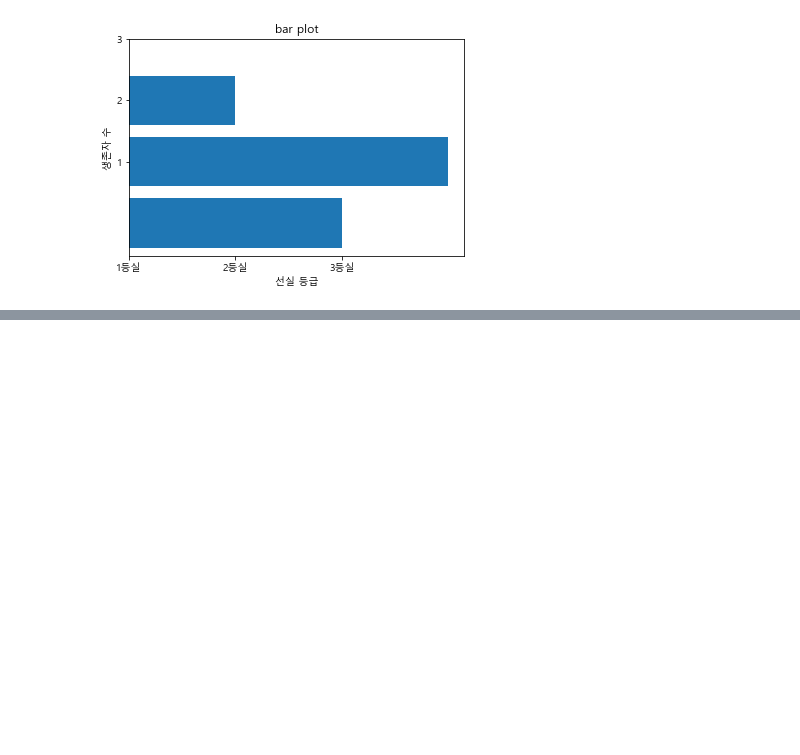
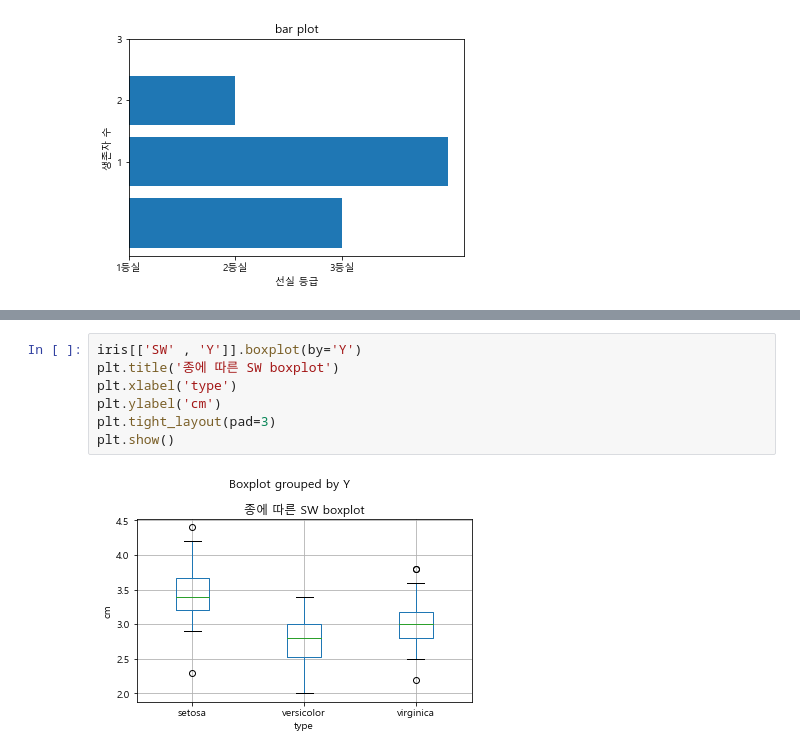
Before and after one commit to gabychoi/TIL, a Jupyter notebook: visualization[01].ipynb, the cells around one changed output, grey strips where cells are left out. Drawn from its saved outputs; the diff is of its cells as text; blank space fills up the shorter version.

```diff
--- a/visualization[01].ipynb
+++ b/visualization[01].ipynb
@@ -233,0 +340,9 @@ plt.show()
+# %%
+iris[['SW' , 'Y']].boxplot(by='Y')
+plt.title('종에 따른 SW boxplot')
+plt.xlabel('type')
+plt.ylabel('cm')
+plt.tight_layout(pad=3)
+plt.show()
+# %% [output]
+[figure, added]
```
Also changed, not shown: parts of 52 cells of this notebook.
